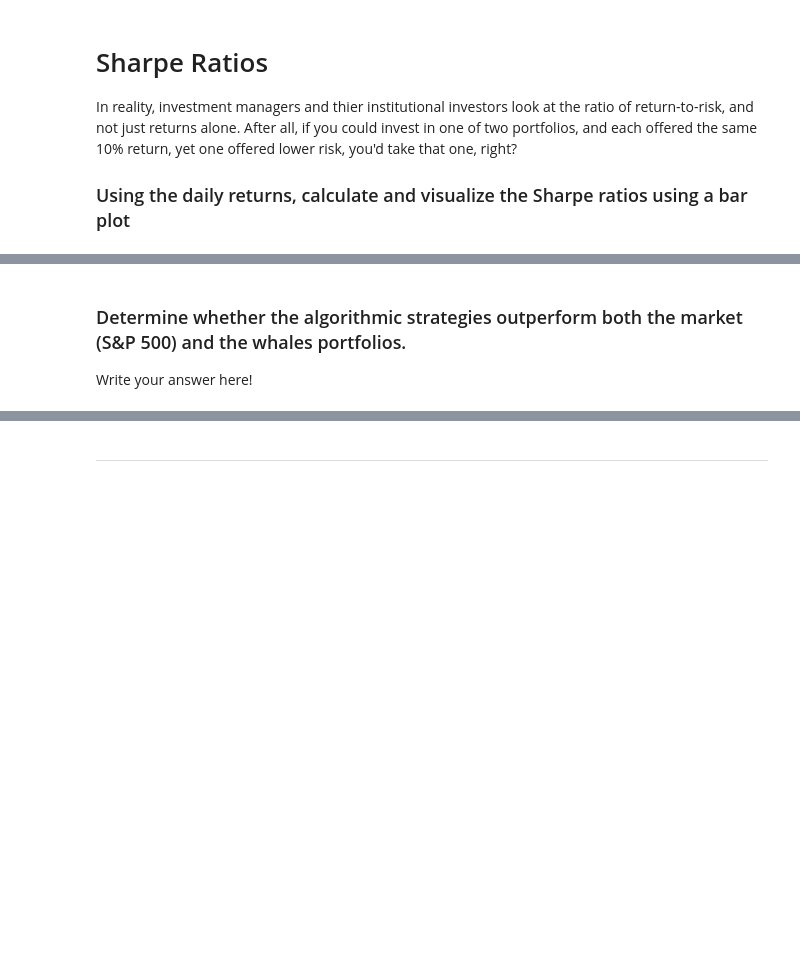
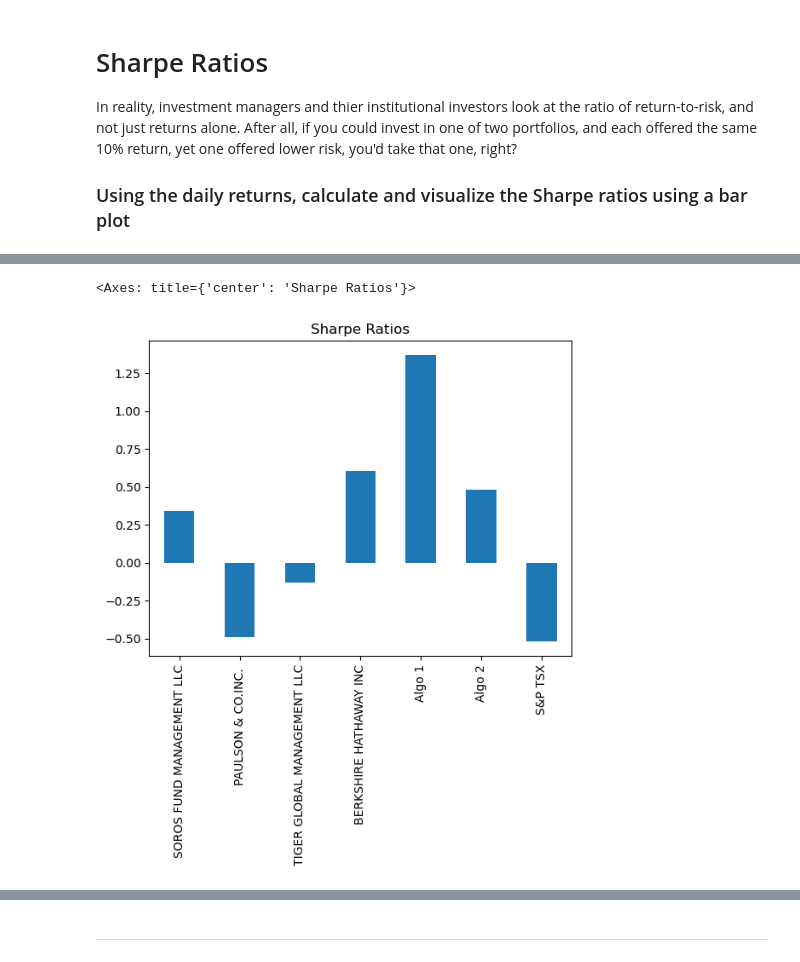
Before and after one commit to eyva19/Portfolio_perfomance_assessment, a Jupyter notebook: whale_analysis.ipynb, the cells around one changed output, grey strips where cells are left out. Cells and saved outputs as stored; diff of their text form; code cells hidden in the pictures; blank space fills up the shorter version.

Commit message:
Sharpe ratios added

```diff
--- a/whale_analysis.ipynb
+++ b/whale_analysis.ipynb
@@ -377,0 +376,4 @@ In reality, investment managers and thier institutional investors look at the ra
+# %%
+# Annualized Sharpe Ratios
+sharpe_ratios = (combined_df.mean() * 252) / (combined_df.std() * np.sqrt(252))
+sharpe_ratios
@@ -378,6 +389,6 @@ In reality, investment managers and thier institutional investors look at the ra
 # %%
 # Visualize the sharpe ratios as a bar plot
+sharpe_ratios.plot.bar(title='Sharpe Ratios')
+# %% [output]
+<Axes: title={'center': 'Sharpe Ratios'}>
+[figure, added]
-# %% [markdown]
-### Determine whether the algorithmic strategies outperform both the market (S&P 500) and the whales portfolios.
-
-Write your answer here!
```
Also changed, not shown: parts of 3 cells of this notebook.
